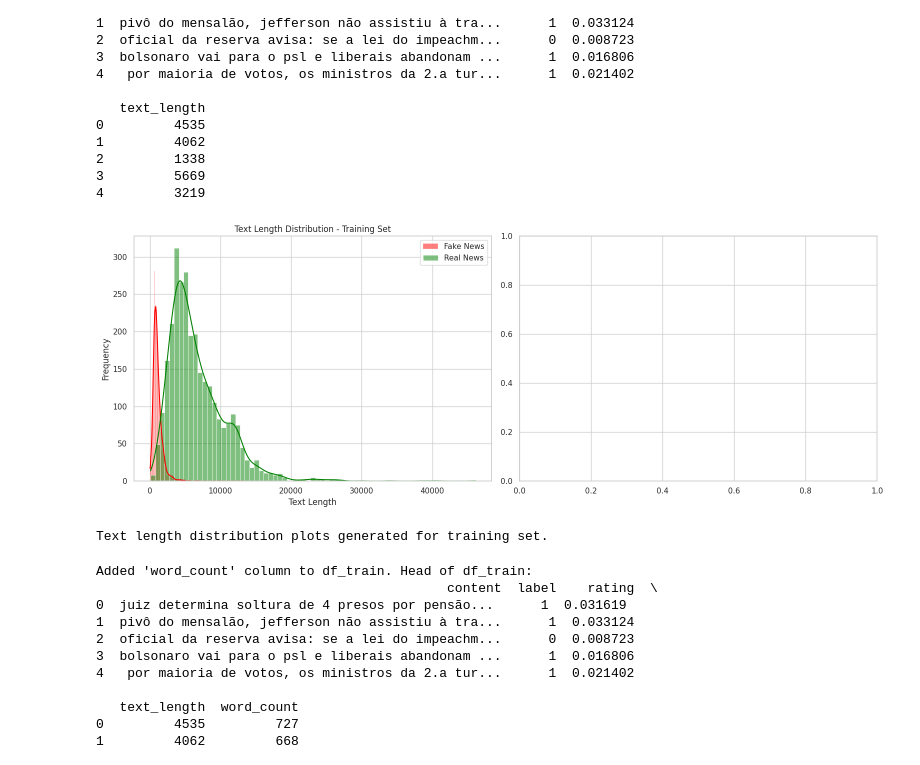
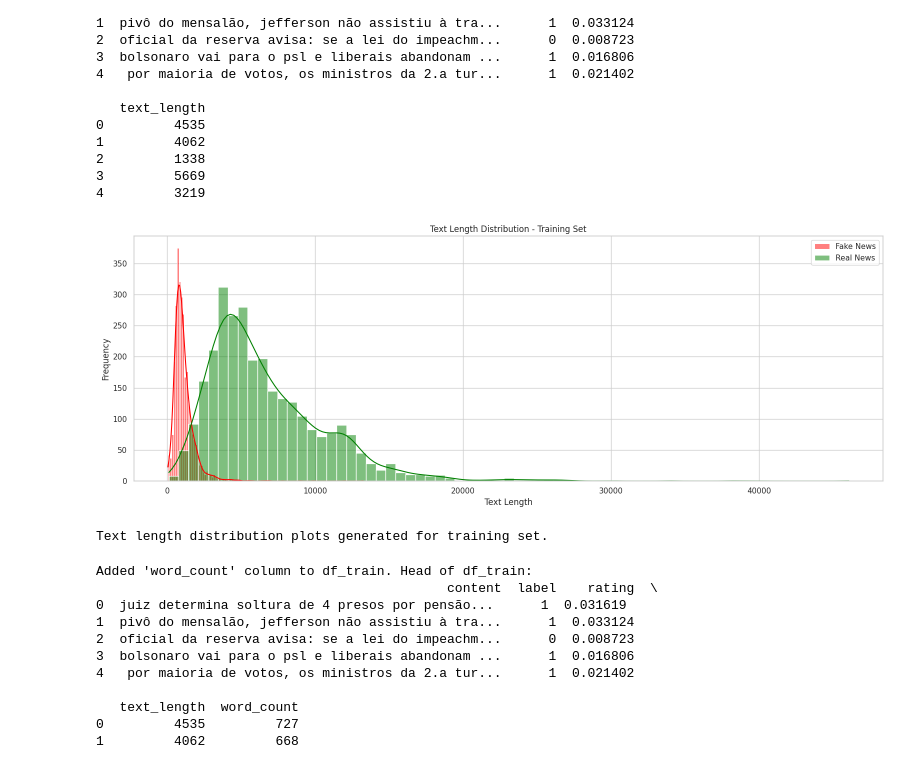
Before and after one commit to Gui-Rigaud/fake-news-detection, a Jupyter notebook: Detecção_de_Fake_News_Projeto_CIN0144.ipynb, the cells around one changed output. Cells and saved outputs as stored; diff of their text form; code cells hidden in the pictures.

```diff
--- a/Detecção_de_Fake_News_Projeto_CIN0144.ipynb
+++ b/Detecção_de_Fake_News_Projeto_CIN0144.ipynb
@@ -131,22 +131,22 @@ Added 'text_length' column to df_train. Head of df_train:
 # %%
 df_train_fake = df_train[df_train['label'] == 0]
 df_train_real = df_train[df_train['label'] == 1]
 
-fig, axes = plt.subplots(1, 2, figsize=(16, 6))
+fig, axes = plt.subplots(1, 1, figsize=(16, 6))
 
-sns.histplot(df_train_fake['text_length'], color="red", label="Fake News", kde=True, ax=axes[0])
-sns.histplot(df_train_real['text_length'], color="green", label="Real News", kde=True, ax=axes[0])
-axes[0].set_title('Text Length Distribution - Training Set')
-axes[0].set_xlabel('Text Length')
-axes[0].set_ylabel('Frequency')
-axes[0].legend()
+sns.histplot(df_train_fake['text_length'], color="red", label="Fake News", kde=True, ax=axes)
+sns.histplot(df_train_real['text_length'], color="green", label="Real News", kde=True, ax=axes)
+axes.set_title('Text Length Distribution - Training Set')
+axes.set_xlabel('Text Length')
+axes.set_ylabel('Frequency')
+axes.legend()
 
 plt.tight_layout()
 plt.show()
 
 print("Text length distribution plots generated for training set.")
 # %% [output]
-[figure, old version]
+[figure, new version]
 Text length distribution plots generated for training set.
 # %%
 df_train['word_count'] = df_train['content'].apply(lambda x: len(x.split()))
```
Also changed, not shown: parts of 29 cells of this notebook.
